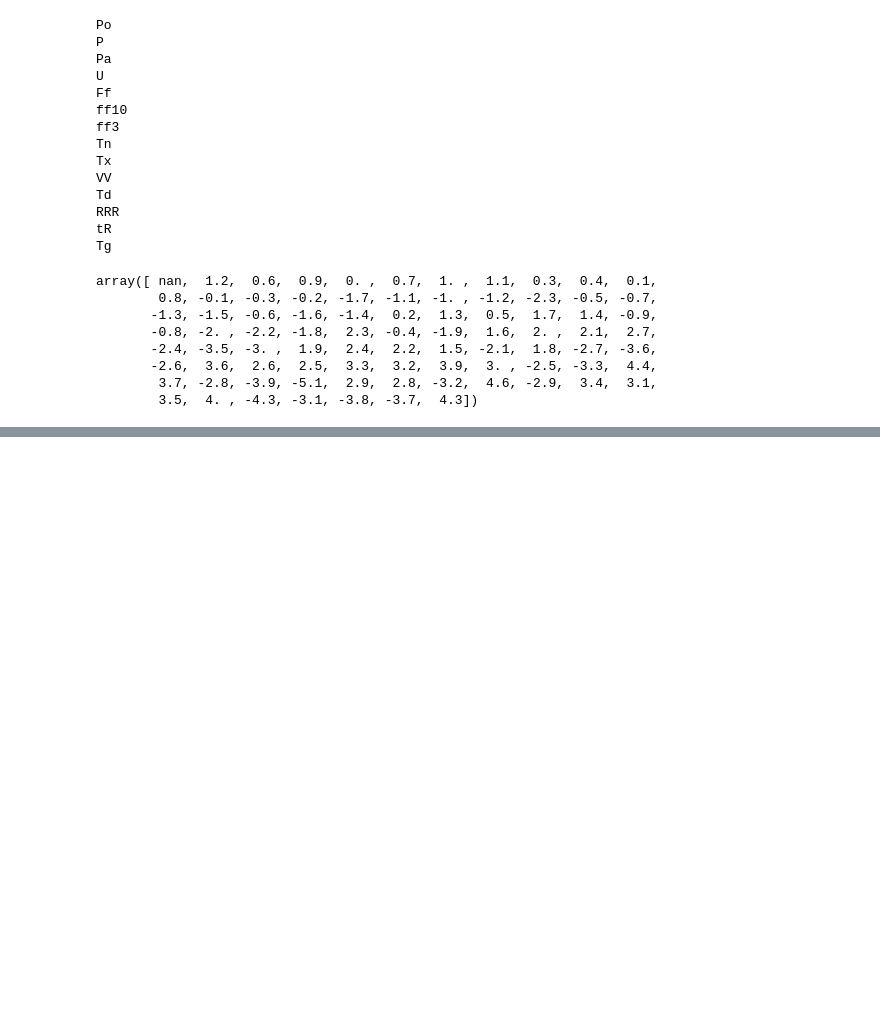
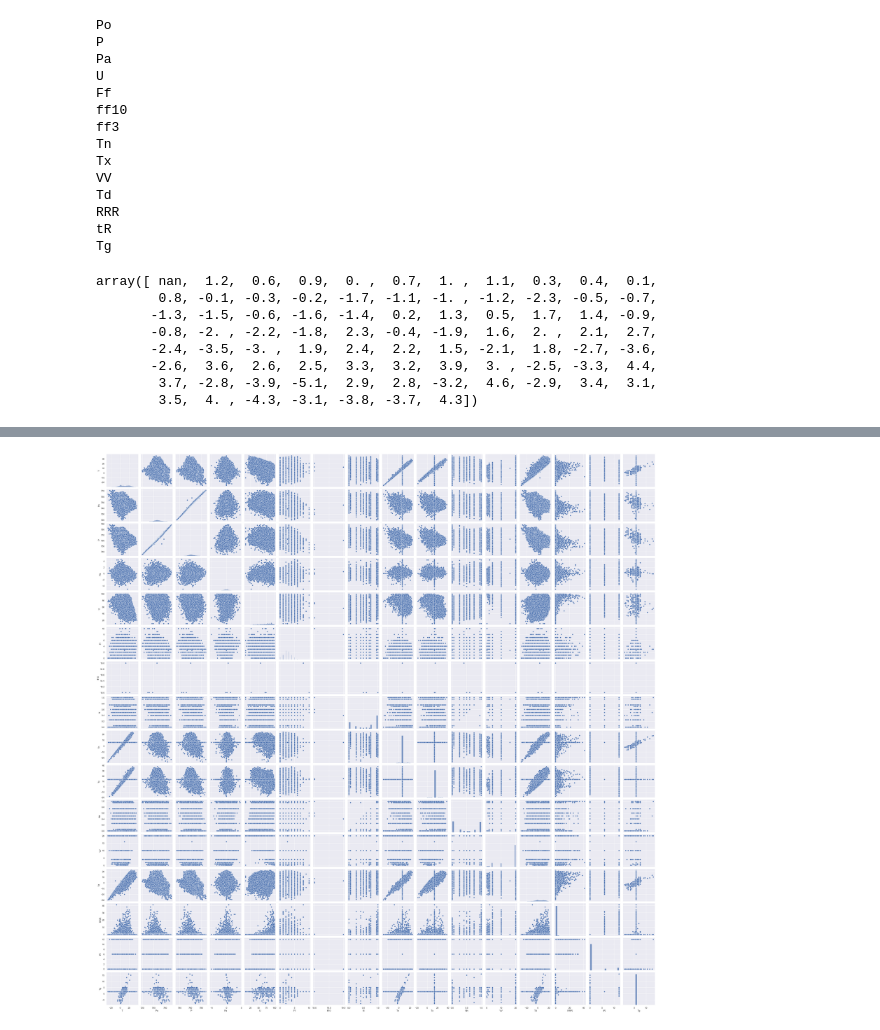
Before and after one commit to kvv1618/BTP_weather_nowcasting, a Jupyter notebook: BTP_eval/data_preprocessing.ipynb, the cells around one changed output, grey strips where cells are left out. Saved outputs shown, nothing was run; the diff lists cells and outputs as text; code cells hidden in the pictures; blank space fills up the shorter version.

```diff
--- a/BTP_eval/data_preprocessing.ipynb
+++ b/BTP_eval/data_preprocessing.ipynb
@@ -316,7 +316,9 @@ sns.heatmap(df_num.corr(),annot=True)
 # %%
-# figsize = (50,50)
-# sns.pairplot(df_numeric)
-# plt.show()
+figsize = (50,50)
+sns.pairplot(df_numeric)
+plt.show()
+# %% [output]
+[figure, added]
 # %%
 print(df_numeric['ff10'].unique())
 print(df_numeric[df_numeric['ff10'].isna()==False].index)
```
Also changed, not shown: parts of 21 cells of this notebook.
